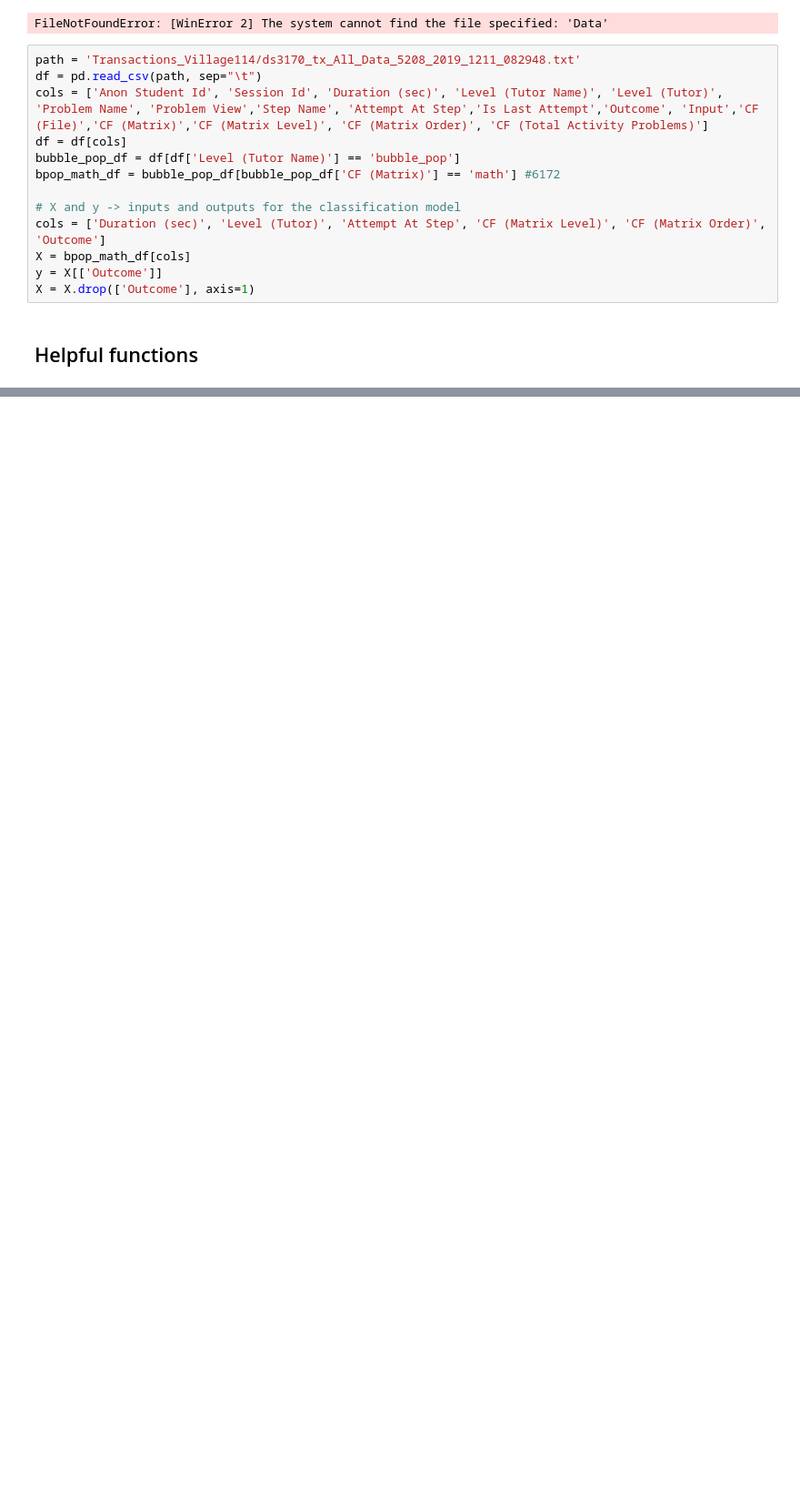
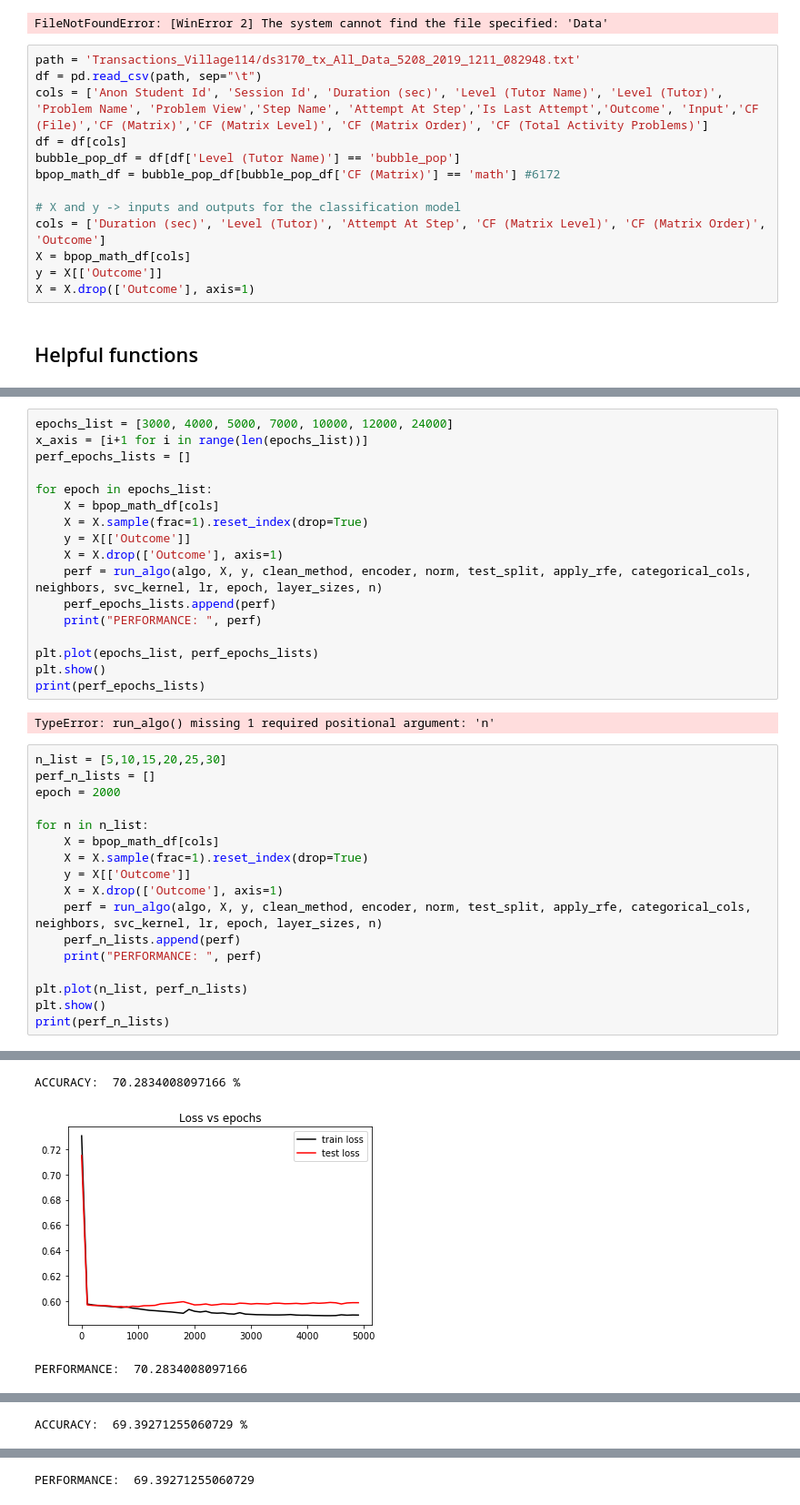
Before and after one commit to jithendaraa/RoboTutor-Analysis, a Jupyter notebook: models.ipynb, the cells around one changed output, grey strips where cells are left out. Shown: that part at 91% size. Saved outputs shown, nothing was run; the diff lists cells and outputs as text; blank space fills up the shorter version.

```diff
--- a/models.ipynb
+++ b/models.ipynb
@@ -333,0 +405,37 @@ KeyboardInterrupt:
+# %%
+epochs_list = [3000, 4000, 5000, 7000, 10000, 12000, 24000]
+x_axis = [i+1 for i in range(len(epochs_list))]
+perf_epochs_lists = []
+
+for epoch in epochs_list:
+    X = bpop_math_df[cols]
+    X = X.sample(frac=1).reset_index(drop=True)
+    y = X[['Outcome']]
+    X = X.drop(['Outcome'], axis=1)
+    perf = run_algo(algo, X, y, clean_method, encoder, norm, test_split, apply_rfe, categorical_cols, neighbors, svc_kernel, lr, epoch, layer_sizes, n)
+    perf_epochs_lists.append(perf)
+    print("PERFORMANCE: ", perf)
+
+plt.plot(epochs_list, perf_epochs_lists)
+plt.show()
+print(perf_epochs_lists)
+# %% [output]
+TypeError: run_algo() missing 1 required positional argument: 'n'
+# %%
+n_list = [5,10,15,20,25,30]
+perf_n_lists = []
+epoch = 2000
+
+for n in n_list:
+    X = bpop_math_df[cols]
+    X = X.sample(frac=1).reset_index(drop=True)
+    y = X[['Outcome']]
+    X = X.drop(['Outcome'], axis=1)
+    perf = run_algo(algo, X, y, clean_method, encoder, norm, test_split, apply_rfe, categorical_cols, neighbors, svc_kernel, lr, epoch, layer_sizes, n)
+    perf_n_lists.append(perf)
+    print("PERFORMANCE: ", perf)
+
+plt.plot(n_list, perf_n_lists)
+plt.show()
+print(perf_n_lists)
+# %% [output]
@@ -333,0 +471,3 @@ KeyboardInterrupt:
+ACCURACY:  70.2834008097166 %
+[figure, added]
+PERFORMANCE:  70.2834008097166
@@ -333,0 +503 @@ KeyboardInterrupt:
+ACCURACY:  69.39271255060729 %
@@ -333,0 +505 @@ KeyboardInterrupt:
+PERFORMANCE:  69.39271255060729
```
Also changed, not shown: parts of 3 cells of this notebook.
